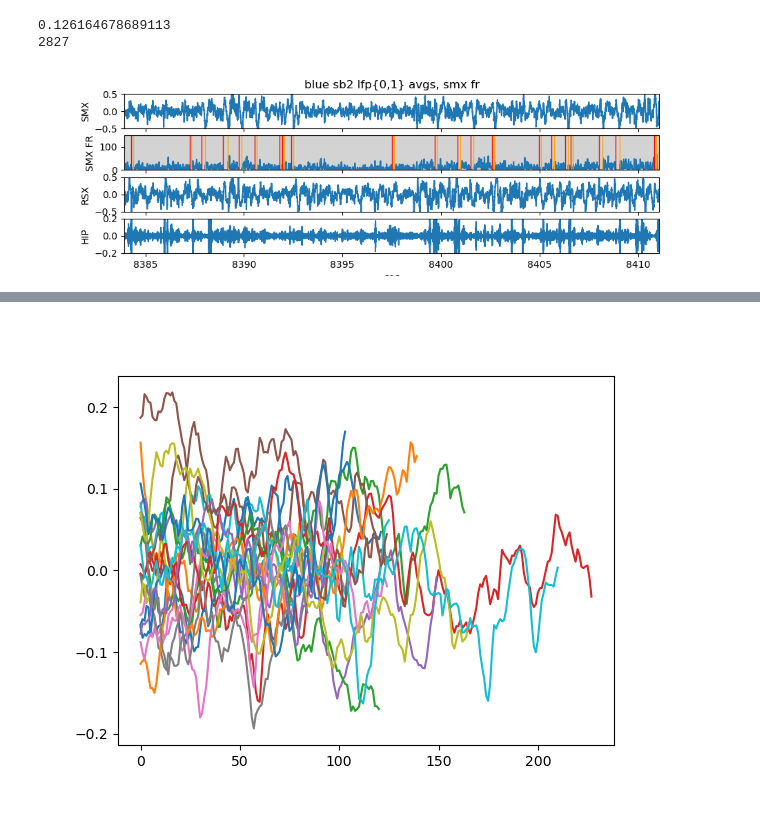
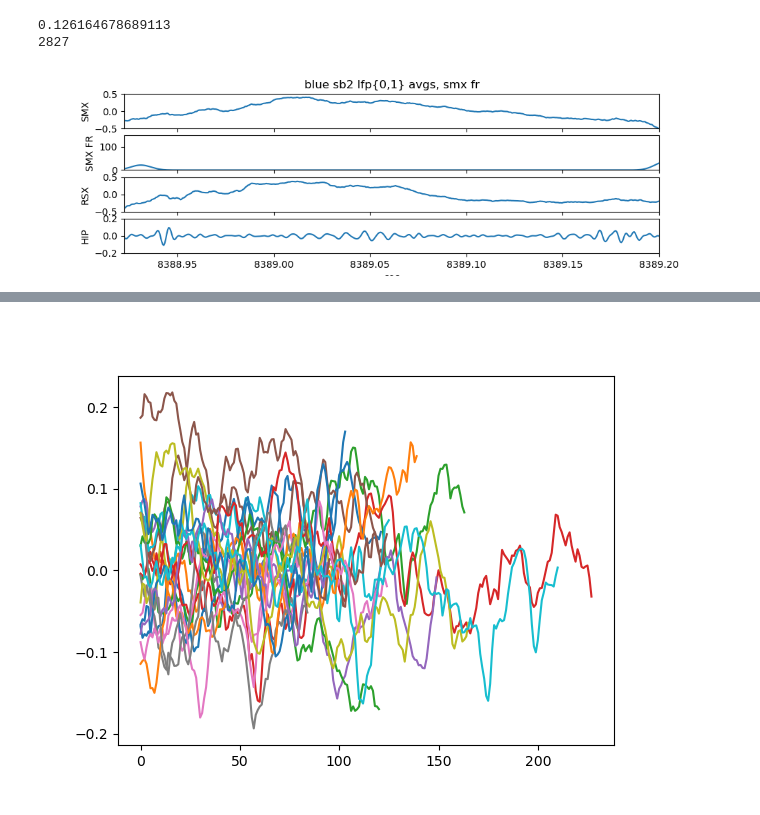
Before and after one commit to 9q9q/rat_sleep, a Jupyter notebook: sandbox.ipynb, the cells around one changed output, grey strips where cells are left out. Drawn from its saved outputs; the diff is of its cells as text; code cells hidden in the pictures.

```diff
--- a/sandbox.ipynb
+++ b/sandbox.ipynb
@@ -211,7 +268,8 @@ smxfr_time = np.squeeze(blue_struct["SMXfr"][0][0].timestamp)
 smxfr_count = np.squeeze(blue_struct["SMXfr"][0][0].count)
 smxfr_data = np.squeeze(blue_struct["SMXfr"][0][0].data)
 
-SWS = blue_struct["SWS"]
+# SWS = blue_struct["SWS"]
+SWS = loadmat("SWS_0328.mat", struct_as_record=False)["SWS"]  # new definitions based on SMX
 # %%
 # average each region across lfp0 and lfp1
 rsx_avg = np.mean(np.concatenate((data0[:, :2], data1[:, 5:]), axis=1), axis=1, keepdims=True)
@@ -290,42 +348,43 @@ from matplotlib.patches import Rectangle
 
 %matplotlib ipympl
 
-SWS_idx = 223
+SWS_idx = 0
 # 13M+ points, let's just look at a subset
 num_points = 1000000
 
 plt.close()
 fig, axes = plt.subplots(nrows=4, ncols=1, sharex=True)
 fig.canvas.header_visible = False
 fig.set_size_inches((10, 3))
 plt.xlim(SWS[SWS_idx][0], SWS[SWS_idx][1])
-# plt.xlim(8388.9224, 8389.2)
+plt.xlim(8388.9224, 8389.2)
 # plt.xlim(blocks[2][0]/1000 + smxfr_time[0], blocks[2][0]/1000 + smxfr_time[0]+4)
 # plt.xlim(8445, 8449)
+# plt.xlim(time[0], time[0]+1)
 
 # axes[0].plot(time[:num_points], smx_avg[:num_points])
 axes[0].plot(time, smx_avg)
 axes[0].set_ylabel("SMX")
 axes[0].set_ylim((-0.5, 0.5))
 axes[0].set_title("blue sb2 lfp{0,1} avgs, smx fr")
 
 axes[1].plot(smxfr_time, smxfr_data)
 axes[1].set_ylabel("SMX FR")
 axes[1].set_ylim((0, 150))
-for block in blocks:
-    axes[1].axvline(sample_to_sec(block[0], 1000, smxfr_time[0]), color="red", lw=1)
-    axes[1].axvline(sample_to_sec(block[1], 1000, smxfr_time[0]), color="orange", lw=1)
+# for block in blocks:
+#     axes[1].axvline(sample_to_sec(block[0], 1000, smxfr_time[0]), color="red", lw=1)
+#     axes[1].axvline(sample_to_sec(block[1], 1000, smxfr_time[0]), color="orange", lw=1)
 for sleep in SWS:
-    axes[1].add_patch(Rectangle((sleep[0], 0), sleep[1]-sleep[0], 2200, facecolor="lightgray", fill=True))
+    axes[1].add_patch(Rectangle((sleep[0], 0), sleep[1]-sleep[0], 200, facecolor="lightgray", fill=True))
 
 axes[2].plot(time, rsx_avg)
 axes[2].set_ylabel("RSX")
 axes[2].set_ylim((-0.5, 0.5))
 
 axes[3].plot(time, hip)
 axes[3].set_ylabel("HIP")
 axes[3].set_ylim((-0.2, 0.2))
 axes[3].set_xlabel("sec")
 axes[3].tick_params(axis="x")
 # %% [output]
-[figure, old version]
+[figure, new version]
```
Also changed, not shown: parts of 11 cells of this notebook.
